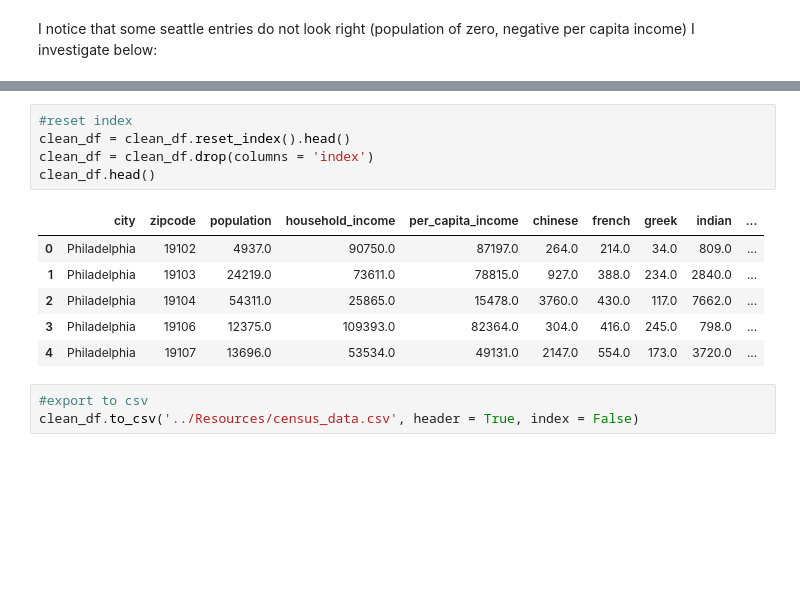
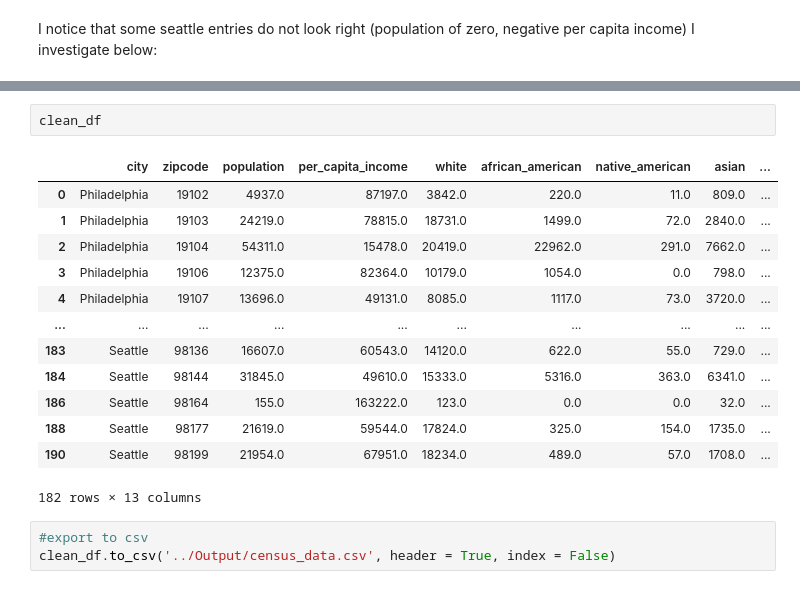
Before and after one commit to DPintacasi/teamcobra_project1, a Jupyter notebook: Scripts/census_data_extract.ipynb, the cells around one changed output, grey strips where cells are left out. Saved outputs shown, nothing was run; the diff lists cells and outputs as text; blank space fills up the shorter version.

```diff
--- a/Scripts/census_data_extract.ipynb
+++ b/Scripts/census_data_extract.ipynb
@@ -197,15 +223,19 @@ clean_df.loc[:,'population':].agg(['mean','median','std','max','min'])
-# %%
-#reset index
-clean_df = clean_df.reset_index().head()
-clean_df = clean_df.drop(columns = 'index')
-clean_df.head()
-# %% [output]
-|  | city | zipcode | population | household_income | per_capita_income | chinese | french | greek | indian | ... |
-| 0 | Philadelphia | 19102 | 4937.0 | 90750.0 | 87197.0 | 264.0 | 214.0 | 34.0 | 809.0 | ... |
-| 1 | Philadelphia | 19103 | 24219.0 | 73611.0 | 78815.0 | 927.0 | 388.0 | 234.0 | 2840.0 | ... |
-| 2 | Philadelphia | 19104 | 54311.0 | 25865.0 | 15478.0 | 3760.0 | 430.0 | 117.0 | 7662.0 | ... |
-| 3 | Philadelphia | 19106 | 12375.0 | 109393.0 | 82364.0 | 304.0 | 416.0 | 245.0 | 798.0 | ... |
-| 4 | Philadelphia | 19107 | 13696.0 | 53534.0 | 49131.0 | 2147.0 | 554.0 | 173.0 | 3720.0 | ... |
+# %%
+clean_df
+# %% [output]
+|  | city | zipcode | population | per_capita_income | white | african_american | native_american | asian | ... |
+| 0 | Philadelphia | 19102 | 4937.0 | 87197.0 | 3842.0 | 220.0 | 11.0 | 809.0 | ... |
+| 1 | Philadelphia | 19103 | 24219.0 | 78815.0 | 18731.0 | 1499.0 | 72.0 | 2840.0 | ... |
+| 2 | Philadelphia | 19104 | 54311.0 | 15478.0 | 20419.0 | 22962.0 | 291.0 | 7662.0 | ... |
+| 3 | Philadelphia | 19106 | 12375.0 | 82364.0 | 10179.0 | 1054.0 | 0.0 | 798.0 | ... |
+| 4 | Philadelphia | 19107 | 13696.0 | 49131.0 | 8085.0 | 1117.0 | 73.0 | 3720.0 | ... |
+| ... | ... | ... | ... | ... | ... | ... | ... | ... | ... |
+| 183 | Seattle | 98136 | 16607.0 | 60543.0 | 14120.0 | 622.0 | 55.0 | 729.0 | ... |
+| 184 | Seattle | 98144 | 31845.0 | 49610.0 | 15333.0 | 5316.0 | 363.0 | 6341.0 | ... |
+| 186 | Seattle | 98164 | 155.0 | 163222.0 | 123.0 | 0.0 | 0.0 | 32.0 | ... |
+| 188 | Seattle | 98177 | 21619.0 | 59544.0 | 17824.0 | 325.0 | 154.0 | 1735.0 | ... |
+| 190 | Seattle | 98199 | 21954.0 | 67951.0 | 18234.0 | 489.0 | 57.0 | 1708.0 | ... |
+182 rows × 13 columns
 # %%
 #export to csv
-clean_df.to_csv('../Resources/census_data.csv', header = True, index = False)
+clean_df.to_csv('../Output/census_data.csv', header = True, index = False)
```
Also changed, not shown: parts of 10 cells of this notebook, 5 other files.
